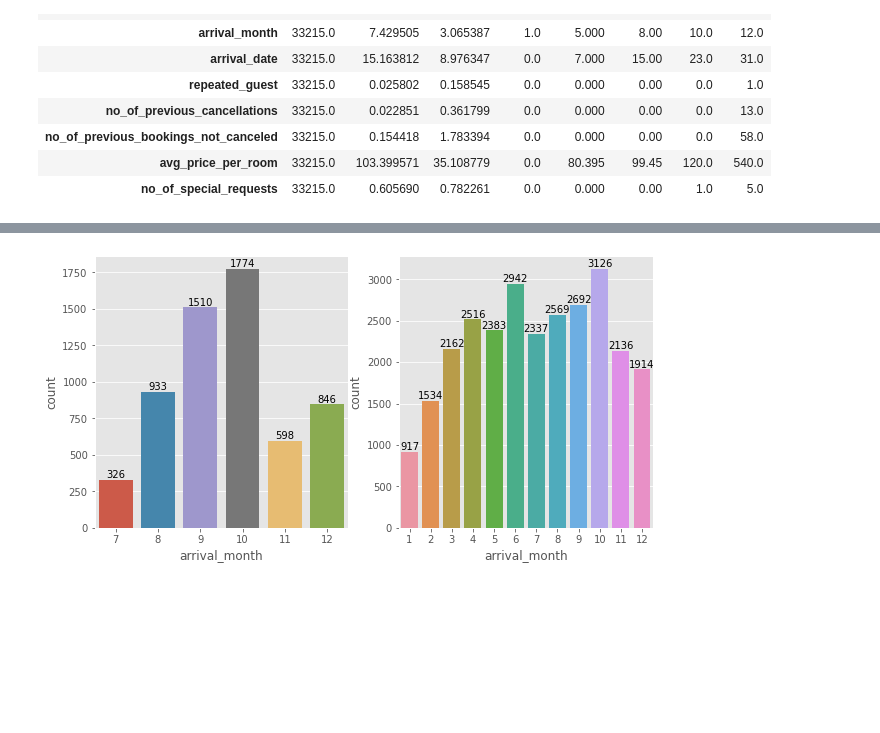
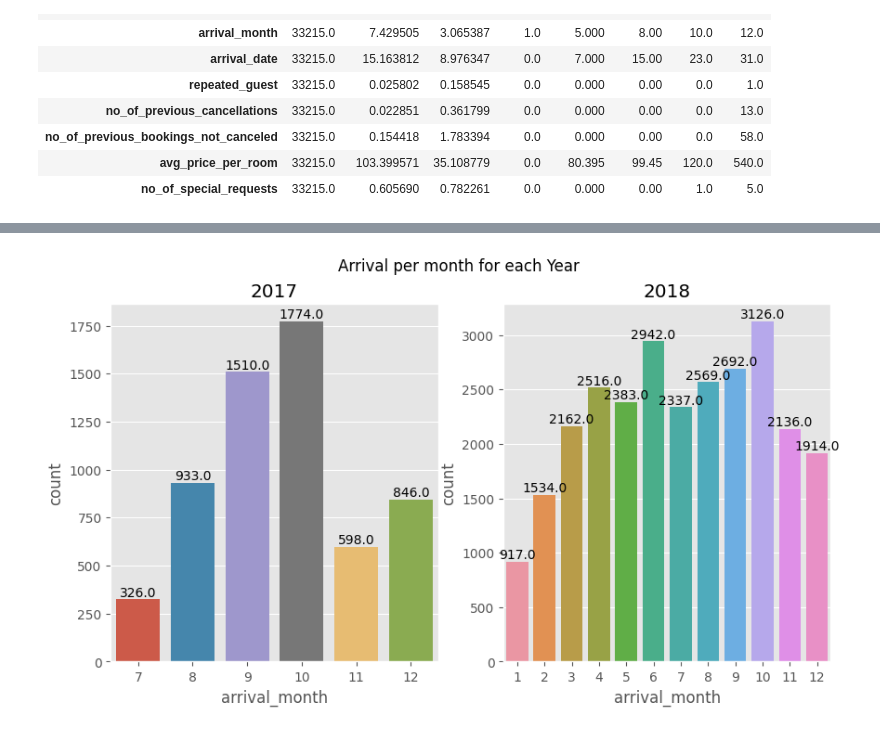
Before and after one commit to Olarsk/data-analysis-projects, a Jupyter notebook: Hotel Bookings.ipynb, the cells around one changed output, grey strips where cells are left out. Drawn from its saved outputs; the diff is of its cells as text; code cells hidden in the pictures; blank space fills up the shorter version.

```diff
--- a/Hotel Bookings.ipynb
+++ b/Hotel Bookings.ipynb
@@ -43,7 +15,7 @@ import seaborn as sns
 plt.style.use('ggplot')
 
 
-hotels = pd.read_csv("C:/Users/Ahmad/Desktop/Python/data-analysis-projects/hotel_bookings.csv")
+hotels = pd.read_csv("data/hotel_bookings.csv")
 hotels
 # %% [output]
 |  | Booking_ID | no_of_adults | no_of_children | no_of_weekend_nights | no_of_week_nights | type_of_meal_plan | ... |
@@ -291,14 +236,18 @@ count_label(ax)
 # %%
 # is the arrival month different by year?
 y2017 = hotels[hotels['arrival_year'] == 2017]
 y2018 = hotels[hotels['arrival_year'] == 2018]
 
 fig, axes = plt.subplots(1,2, figsize=(10,5))
-ax17 = sns.countplot(data=y2017, x='arrival_month', ax=axes[0])
-ax18 = sns.countplot(data=y2018, x='arrival_month', ax=axes[1])
+c = sns.countplot(data=y2017, x='arrival_month', ax=axes[0])
+d = sns.countplot(data=y2018, x='arrival_month', ax=axes[1])
+c.set_title(2017)
+d.set_title(2018)
+
+fig.suptitle("Arrival per month for each Year")
 
 # to display the count of each bar
-count_label(ax17)
-count_label(ax18)
+count_label(c)
+count_label(d)
 # %% [output]
-[figure, old version]
+[figure, new version]
```
Also changed, not shown: parts of 38 cells of this notebook.
